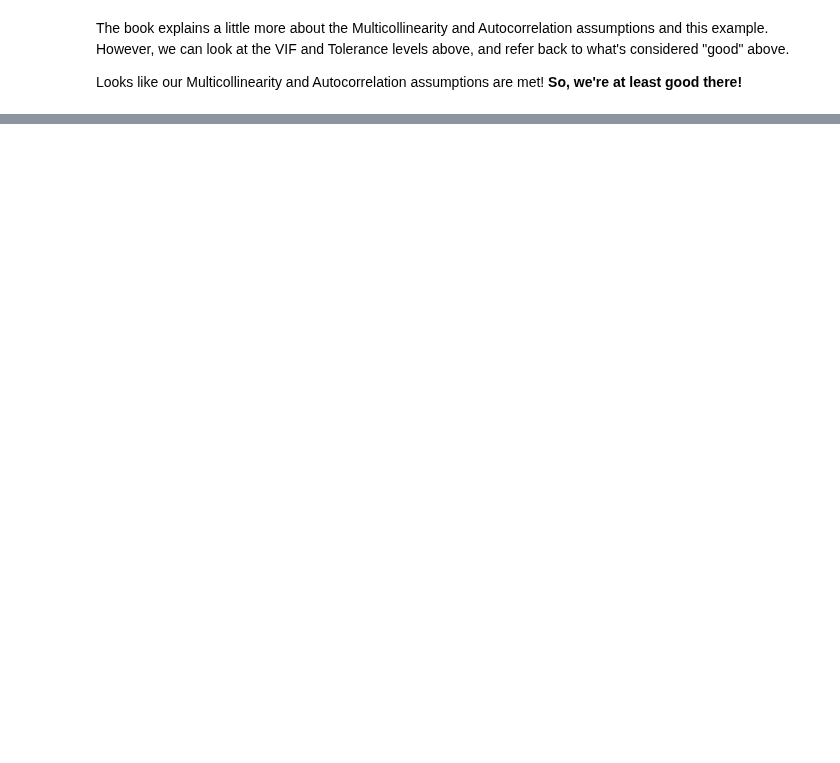
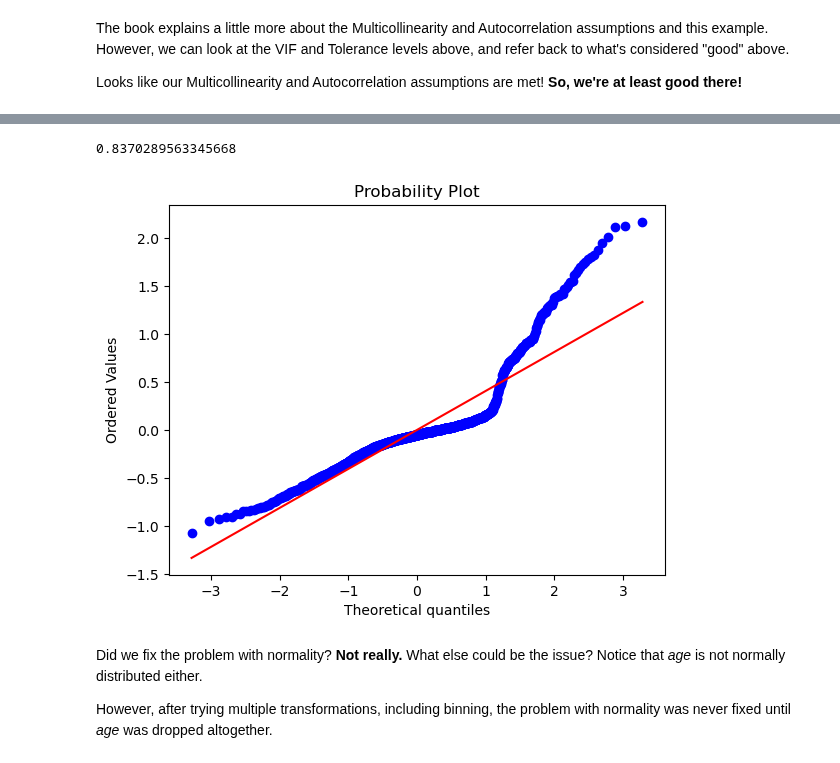
Before and after one commit to DanLightner/BUSA321, a Jupyter notebook: BUSA321/Chapter 7 - Multivariate Assumptions.ipynb, the cells around one changed output, grey strips where cells are left out. Drawn from its saved outputs; the diff is of its cells as text; code cells hidden in the pictures; blank space fills up the shorter version.

```diff
--- a/BUSA321/Chapter 7 - Multivariate Assumptions.ipynb
+++ b/BUSA321/Chapter 7 - Multivariate Assumptions.ipynb
@@ -150,6 +147,9 @@ import statsmodels.api as sm
 # Create a blank DataFrame to store the results
 df_vif = pd.DataFrame(columns=['VIF', 'Tolerance'])
 df = pd.get_dummies(df, columns=df.select_dtypes(include=['object']).columns, drop_first=True)
+
+
+df = df.astype(float)
 
 for col in df.drop(columns=['charges']):
   y = df[col]
@@ -171,0 +186,3 @@ Looks like our Multicollinearity and Autocorrelation assumptions are met! **So,
+# %%
+df['charges_ln'] = np.log(df['charges'])
+df
@@ -171,0 +205,8 @@ Looks like our Multicollinearity and Autocorrelation assumptions are met! **So,
+# %%
+y = df['charges_ln']
+X = df.select_dtypes(np.number).assign(const=1)
+X = X.drop(columns=['charges_ln', 'charges','region_northwest'])
+
+# Run the multiple linear regression model
+model = sm.OLS(y, X).fit()
+print(model.summary())  # View results
@@ -171,0 +231,16 @@ Looks like our Multicollinearity and Autocorrelation assumptions are met! **So,
+# %%
+pred_val = model.fittedvalues.copy()
+true_val = df['charges_ln'].values.copy()
+residual = true_val - pred_val
+
+import scipy as sp
+fig, ax = plt.subplots()
+_, (__, ___, r) = sp.stats.probplot(residual, plot=ax, fit=True)
+r**2
+# %% [output]
+0.8370289563345668
+[figure, added]
+# %% [markdown]
+Did we fix the problem with normality? **Not really.** What else could be the issue? Notice that *age* is not normally distributed either.
+
+However, after trying multiple transformations, including binning, the problem with normality was never fixed until *age* was dropped altogether.
```
Also changed, not shown: parts of 16 cells of this notebook, 2 other files.
